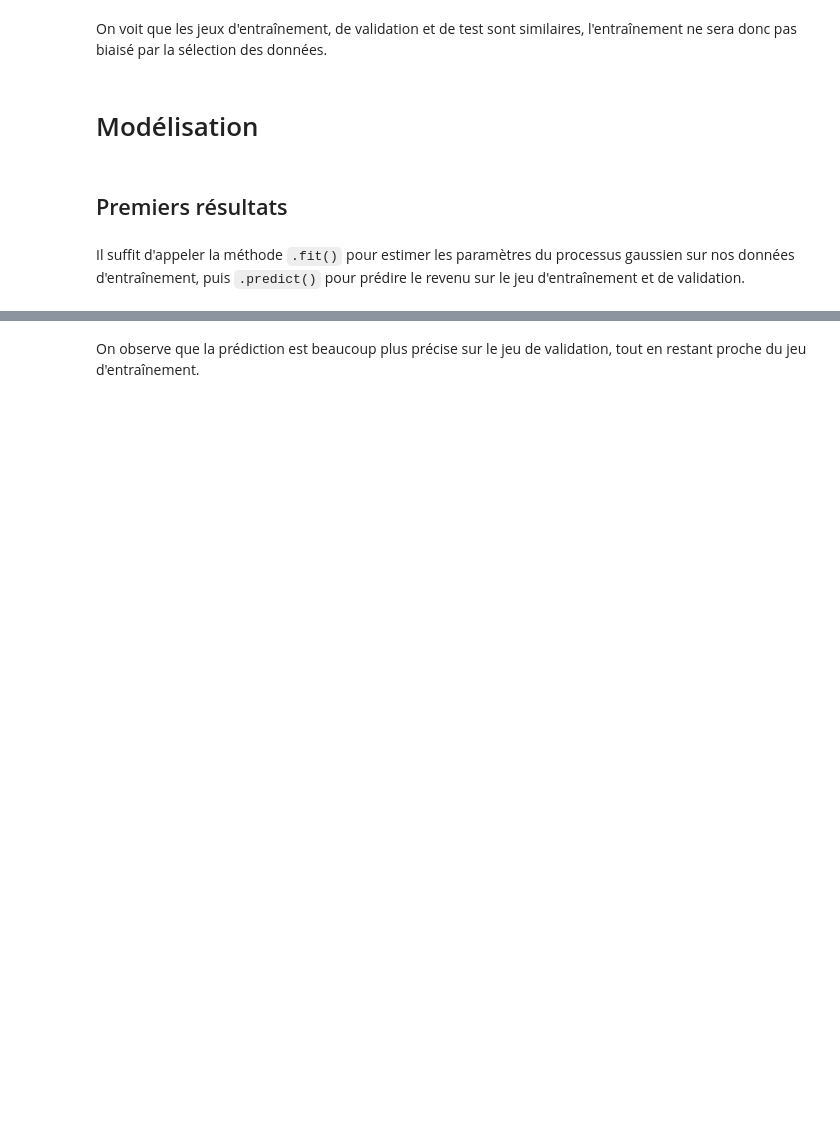
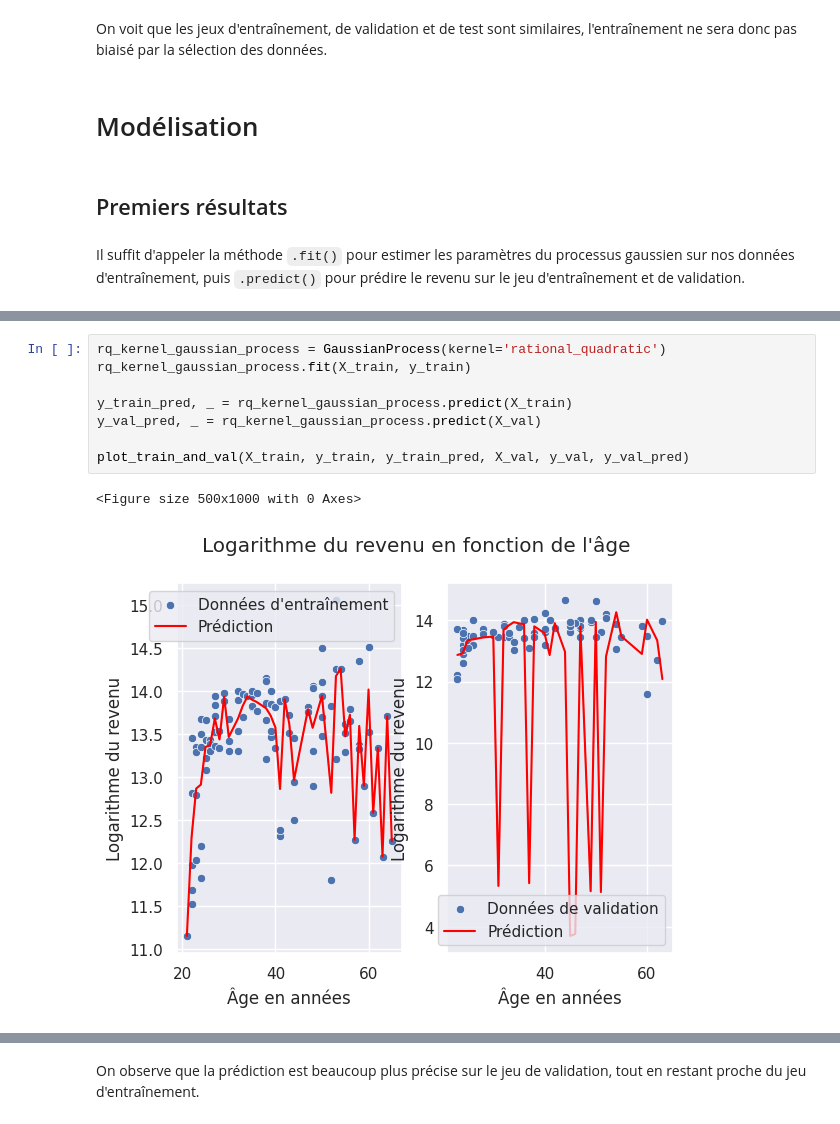
Before and after one commit to cmnemoi/GaussianProcess, a Jupyter notebook: notebook.ipynb, the cells around one changed output, grey strips where cells are left out. Drawn from its saved outputs; the diff is of its cells as text; blank space fills up the shorter version.

```diff
--- a/notebook.ipynb
+++ b/notebook.ipynb
@@ -124,0 +134,11 @@ Erreur quadratique moyenne sur les données de validation: 27.95813575767169
+# %%
+rq_kernel_gaussian_process = GaussianProcess(kernel='rational_quadratic')
+rq_kernel_gaussian_process.fit(X_train, y_train)
+
+y_train_pred, _ = rq_kernel_gaussian_process.predict(X_train)
+y_val_pred, _ = rq_kernel_gaussian_process.predict(X_val)
+
+plot_train_and_val(X_train, y_train, y_train_pred, X_val, y_val, y_val_pred)
+# %% [output]
+<Figure size 500x1000 with 0 Axes>
+[figure, added]
```
Also changed, not shown: parts of 22 cells of this notebook, 1 other file.
